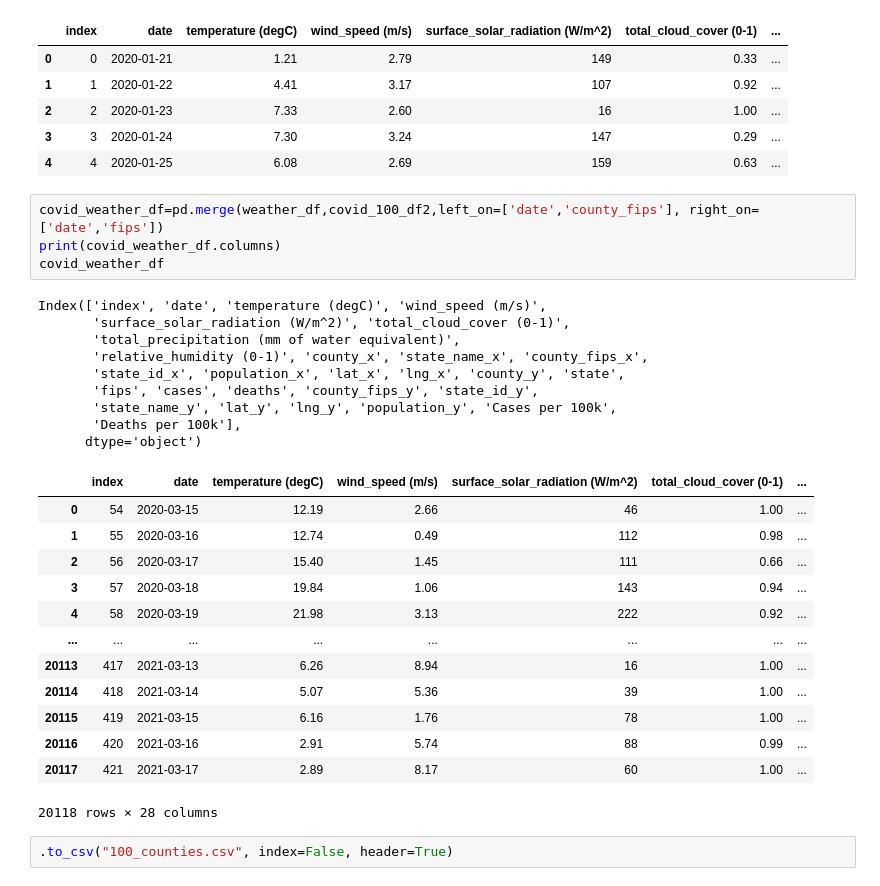
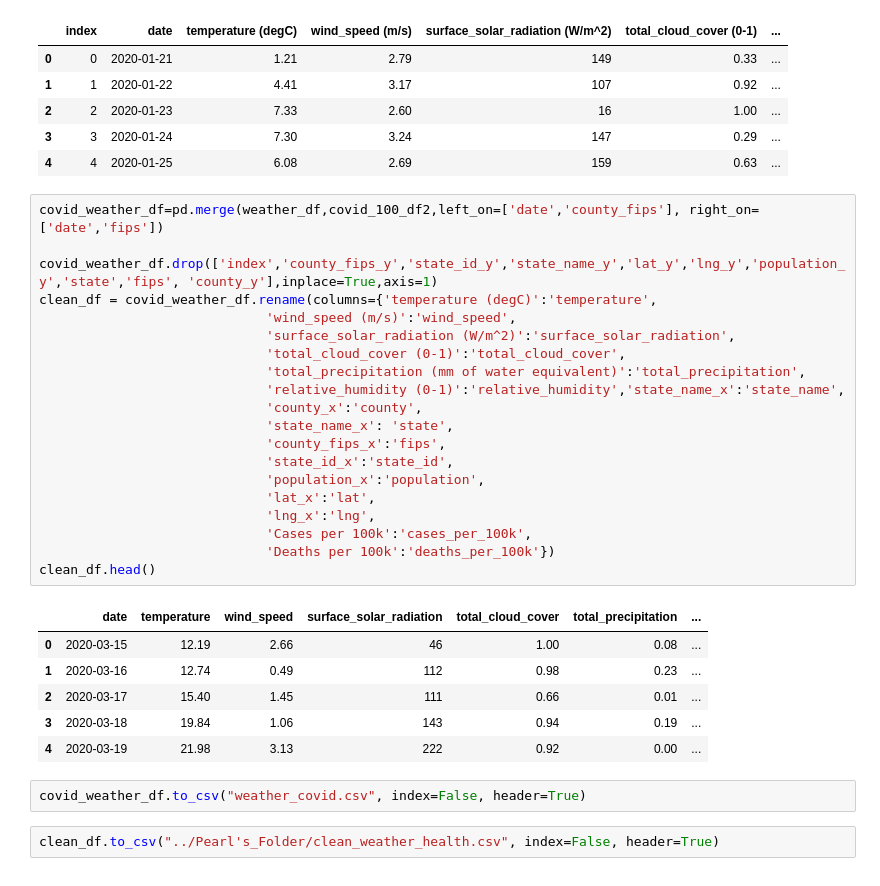
Before and after one commit to pkriger/project-01, a Jupyter notebook: Resources/covid_imported.ipynb, the cells around one changed output. Saved outputs shown, nothing was run; the diff lists cells and outputs as text.

```diff
--- a/Resources/covid_imported.ipynb
+++ b/Resources/covid_imported.ipynb
@@ -197,32 +199,34 @@ Index(['index', 'date', 'temperature (degC)', 'wind_speed (m/s)',
 | 2 | 2 | 2020-01-23 | 7.33 | 2.60 | 16 | 1.00 | ... |
 | 3 | 3 | 2020-01-24 | 7.30 | 3.24 | 147 | 0.29 | ... |
 | 4 | 4 | 2020-01-25 | 6.08 | 2.69 | 159 | 0.63 | ... |
-# %%
-covid_weather_df=pd.merge(weather_df,covid_100_df2,left_on=['date','county_fips'], right_on=['date','fips'])
-print(covid_weather_df.columns)
-covid_weather_df
-# %% [output]
-Index(['index', 'date', 'temperature (degC)', 'wind_speed (m/s)',
-       'surface_solar_radiation (W/m^2)', 'total_cloud_cover (0-1)',
-       'total_precipitation (mm of water equivalent)',
-       'relative_humidity (0-1)', 'county_x', 'state_name_x', 'county_fips_x',
-       'state_id_x', 'population_x', 'lat_x', 'lng_x', 'county_y', 'state',
-       'fips', 'cases', 'deaths', 'county_fips_y', 'state_id_y',
-       'state_name_y', 'lat_y', 'lng_y', 'population_y', 'Cases per 100k',
-       'Deaths per 100k'],
-      dtype='object')
-|  | index | date | temperature (degC) | wind_speed (m/s) | surface_solar_radiation (W/m^2) | total_cloud_cover (0-1) | ... |
-| 0 | 54 | 2020-03-15 | 12.19 | 2.66 | 46 | 1.00 | ... |
-| 1 | 55 | 2020-03-16 | 12.74 | 0.49 | 112 | 0.98 | ... |
-| 2 | 56 | 2020-03-17 | 15.40 | 1.45 | 111 | 0.66 | ... |
-| 3 | 57 | 2020-03-18 | 19.84 | 1.06 | 143 | 0.94 | ... |
-| 4 | 58 | 2020-03-19 | 21.98 | 3.13 | 222 | 0.92 | ... |
-| ... | ... | ... | ... | ... | ... | ... | ... |
-| 20113 | 417 | 2021-03-13 | 6.26 | 8.94 | 16 | 1.00 | ... |
-| 20114 | 418 | 2021-03-14 | 5.07 | 5.36 | 39 | 1.00 | ... |
-| 20115 | 419 | 2021-03-15 | 6.16 | 1.76 | 78 | 1.00 | ... |
-| 20116 | 420 | 2021-03-16 | 2.91 | 5.74 | 88 | 0.99 | ... |
-| 20117 | 421 | 2021-03-17 | 2.89 | 8.17 | 60 | 1.00 | ... |
-20118 rows × 28 columns
+# %%
+covid_weather_df=pd.merge(weather_df,covid_100_df2,left_on=['date','county_fips'], right_on=['date','fips'])
+
+covid_weather_df.drop(['index','county_fips_y','state_id_y','state_name_y','lat_y','lng_y','population_y','state','fips', 'county_y'],inplace=True,axis=1)
+clean_df = covid_weather_df.rename(columns={'temperature (degC)':'temperature',
+                             'wind_speed (m/s)':'wind_speed',
+                             'surface_solar_radiation (W/m^2)':'surface_solar_radiation',
+                             'total_cloud_cover (0-1)':'total_cloud_cover',
+                             'total_precipitation (mm of water equivalent)':'total_precipitation',
+                             'relative_humidity (0-1)':'relative_humidity','state_name_x':'state_name',
+                             'county_x':'county',
+                             'state_name_x': 'state',
+                             'county_fips_x':'fips',
+                             'state_id_x':'state_id',
+                             'population_x':'population',
+                             'lat_x':'lat',
+                             'lng_x':'lng',
+                             'Cases per 100k':'cases_per_100k',
+                             'Deaths per 100k':'deaths_per_100k'})
+clean_df.head()
+# %% [output]
+|  | date | temperature | wind_speed | surface_solar_radiation | total_cloud_cover | total_precipitation | ... |
+| 0 | 2020-03-15 | 12.19 | 2.66 | 46 | 1.00 | 0.08 | ... |
+| 1 | 2020-03-16 | 12.74 | 0.49 | 112 | 0.98 | 0.23 | ... |
+| 2 | 2020-03-17 | 15.40 | 1.45 | 111 | 0.66 | 0.01 | ... |
+| 3 | 2020-03-18 | 19.84 | 1.06 | 143 | 0.94 | 0.19 | ... |
+| 4 | 2020-03-19 | 21.98 | 3.13 | 222 | 0.92 | 0.00 | ... |
 # %%
-.to_csv("100_counties.csv", index=False, header=True)
+covid_weather_df.to_csv("weather_covid.csv", index=False, header=True)
+# %%
+clean_df.to_csv("../Pearl's_Folder/clean_weather_health.csv", index=False, header=True)
```
Also changed, not shown: parts of 1 cell of this notebook, 1 other file.
